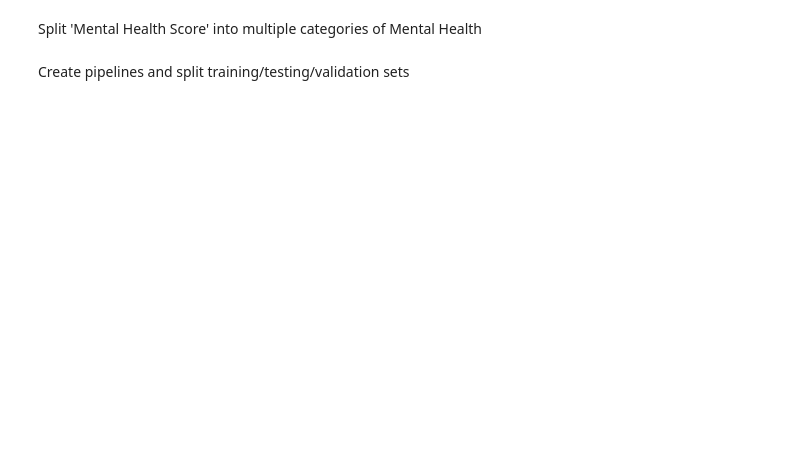
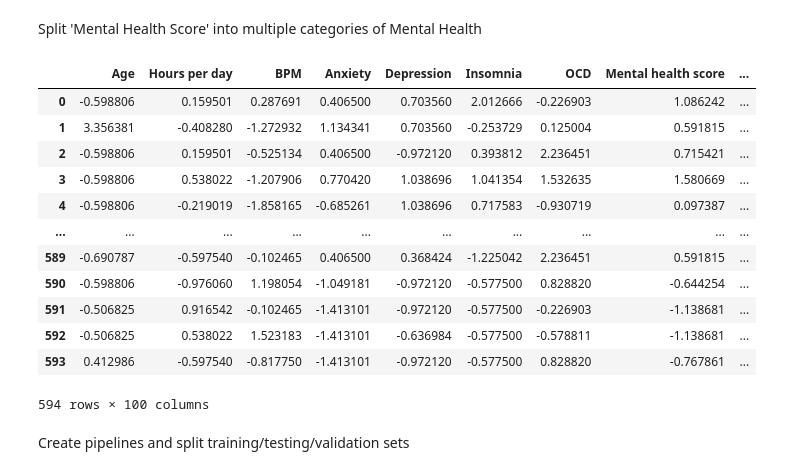
Before and after one commit to ElliceNels/B3EPIC, a Jupyter notebook: Naive_Bayes.ipynb, the cells around one changed output. Cells and saved outputs as stored; diff of their text form; code cells hidden in the pictures; blank space fills up the shorter version.

```diff
--- a/Naive_Bayes.ipynb
+++ b/Naive_Bayes.ipynb
@@ -18,12 +18,29 @@ dataset = pd.read_csv('HotDataset.csv')
 # %% [markdown]
 Split 'Mental Health Score' into multiple categories of Mental Health
 # %%
-bins = [0, 10, 20, 30, 40]
-labels = ['Very low', 'Low', 'Moderate', 'High']
-dataset['Mental health category'] = pd.cut(dataset['Mental health score'], bins=bins, labels=labels)
+min_score = dataset['Mental health score'].min()
+max_score = dataset['Mental health score'].max()
+new_bins = [min_score, -1.5, -0.5, 0.5, max_score]
+new_labels = ['Very low', 'Low', 'Moderate', 'High']
+dataset['Mental health category'] = pd.cut(dataset['Mental health score'], bins=new_bins, labels=new_labels)
 
 X = dataset.drop(['Mental health score', 'Mental health category'], axis=1) # X is the feature
 y = dataset['Mental health category'] # y is the target variable
+dataset
+# %% [output]
+|  | Age | Hours per day | BPM | Anxiety | Depression | Insomnia | OCD | Mental health score | ... |
+| 0 | -0.598806 | 0.159501 | 0.287691 | 0.406500 | 0.703560 | 2.012666 | -0.226903 | 1.086242 | ... |
+| 1 | 3.356381 | -0.408280 | -1.272932 | 1.134341 | 0.703560 | -0.253729 | 0.125004 | 0.591815 | ... |
+| 2 | -0.598806 | 0.159501 | -0.525134 | 0.406500 | -0.972120 | 0.393812 | 2.236451 | 0.715421 | ... |
+| 3 | -0.598806 | 0.538022 | -1.207906 | 0.770420 | 1.038696 | 1.041354 | 1.532635 | 1.580669 | ... |
+| 4 | -0.598806 | -0.219019 | -1.858165 | -0.685261 | 1.038696 | 0.717583 | -0.930719 | 0.097387 | ... |
+| ... | ... | ... | ... | ... | ... | ... | ... | ... | ... |
+| 589 | -0.690787 | -0.597540 | -0.102465 | 0.406500 | 0.368424 | -1.225042 | 2.236451 | 0.591815 | ... |
+| 590 | -0.598806 | -0.976060 | 1.198054 | -1.049181 | -0.972120 | -0.577500 | 0.828820 | -0.644254 | ... |
+| 591 | -0.506825 | 0.916542 | -0.102465 | -1.413101 | -0.972120 | -0.577500 | -0.226903 | -1.138681 | ... |
+| 592 | -0.506825 | 0.538022 | 1.523183 | -1.413101 | -0.636984 | -0.577500 | -0.578811 | -1.138681 | ... |
+| 593 | 0.412986 | -0.597540 | -0.817750 | -1.413101 | -0.972120 | -0.577500 | 0.828820 | -0.767861 | ... |
+594 rows × 100 columns
 # %% [markdown]
 Create pipelines and split training/testing/validation sets
 # %%
```
Also changed, not shown: parts of 14 cells of this notebook, 1 other file.
